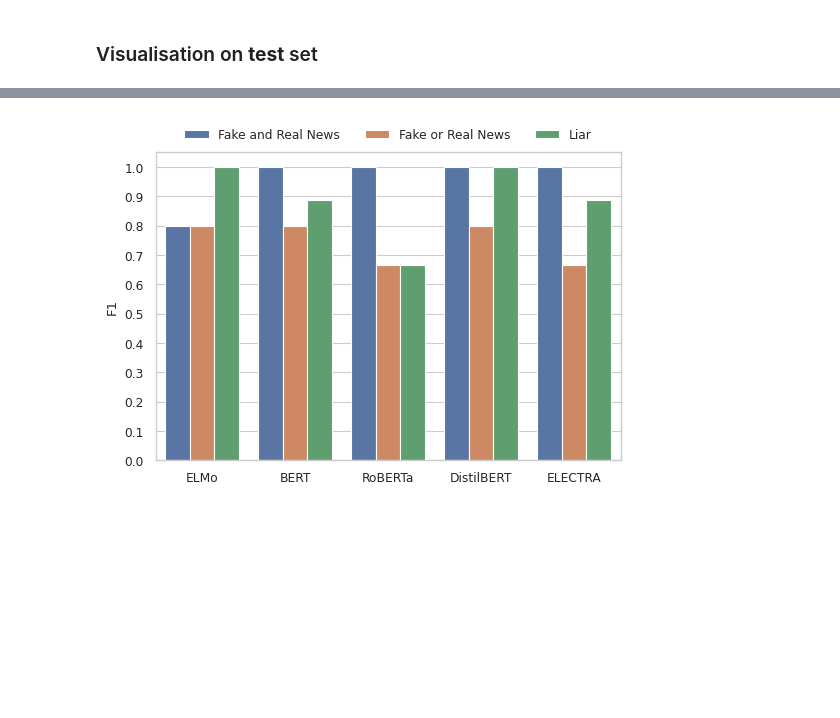
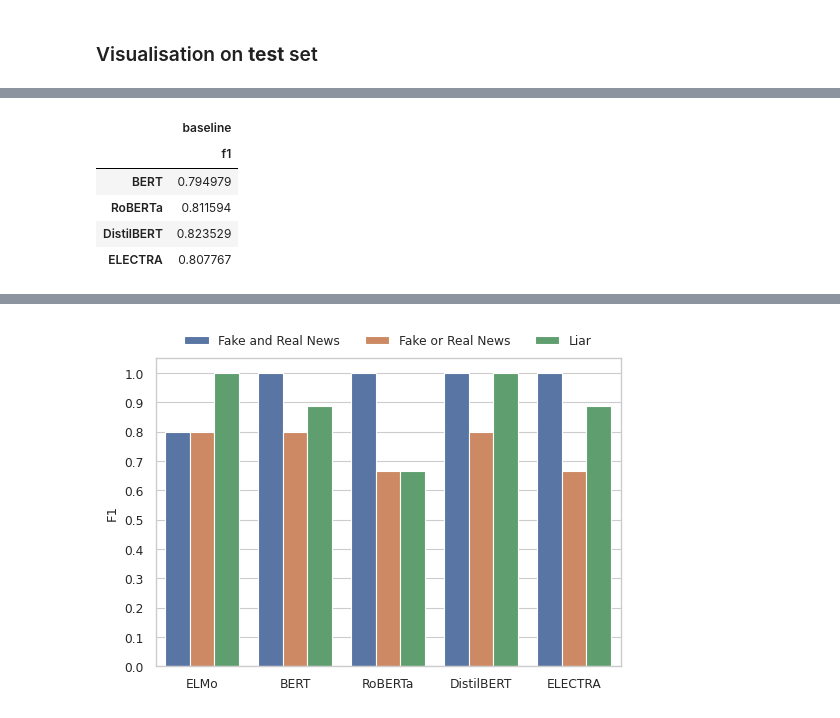
Before and after one commit to himayla/fake_news, a Jupyter notebook: visualization.ipynb, the cells around one changed output, grey strips where cells are left out. Cells and saved outputs as stored; diff of their text form; code cells hidden in the pictures; blank space fills up the shorter version.

```diff
--- a/visualization.ipynb
+++ b/visualization.ipynb
@@ -232,0 +248,23 @@ for file_name in os.listdir(path_to_json_results):
+# %%
+# F1 table only
+idx, values, cols = [], [], []
+
+for model, scores in performance.items():
+    for metric, score in scores.items():
+        if metric == 'f1':
+            idx.append(models[model])
+            values.append(score)
+            cols.append(('baseline', metric))
+
+multi_columns = pd.MultiIndex.from_tuples([('baseline', 'f1')])
+multi_columns
+
+df = pd.DataFrame(values, index=idx, columns=multi_columns)
+df
+# %% [output]
+|  | baseline |
+|  | f1 |
+| BERT | 0.794979 |
+| RoBERTa | 0.811594 |
+| DistilBERT | 0.823529 |
+| ELECTRA | 0.807767 |
```
Also changed, not shown: parts of 10 cells of this notebook, 11 other files.
